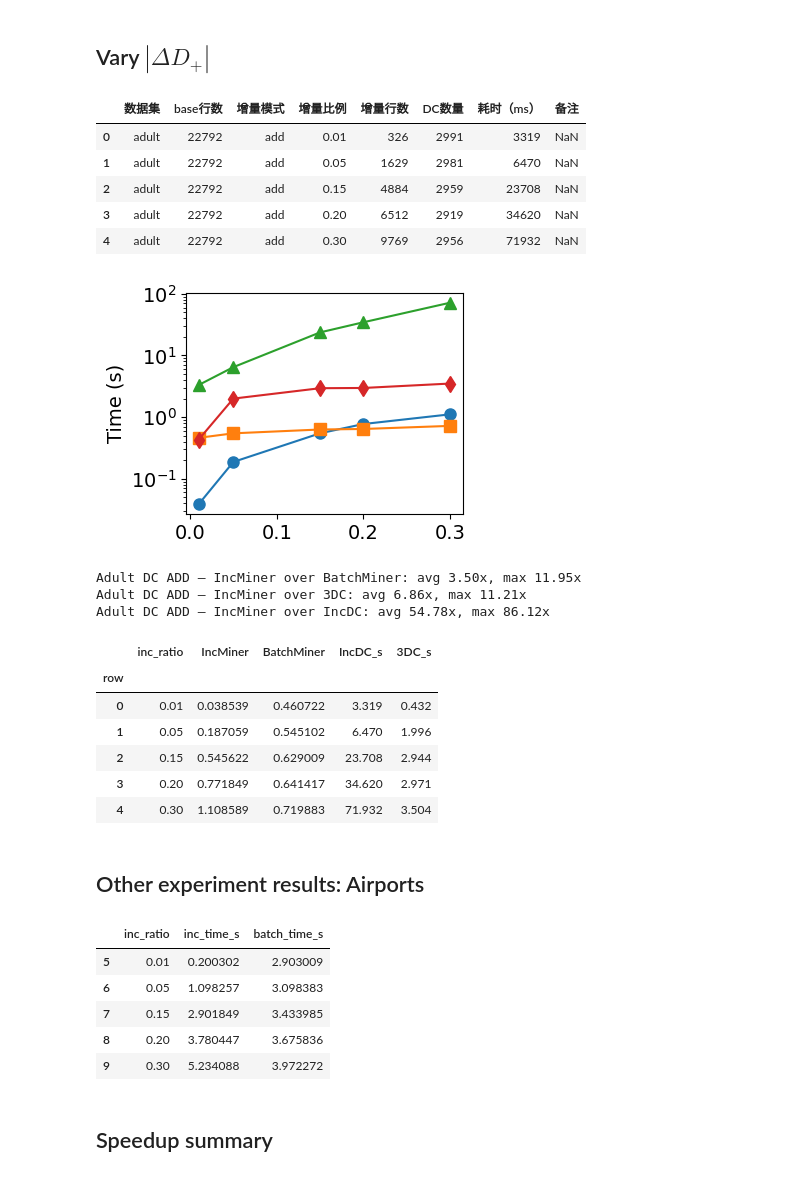
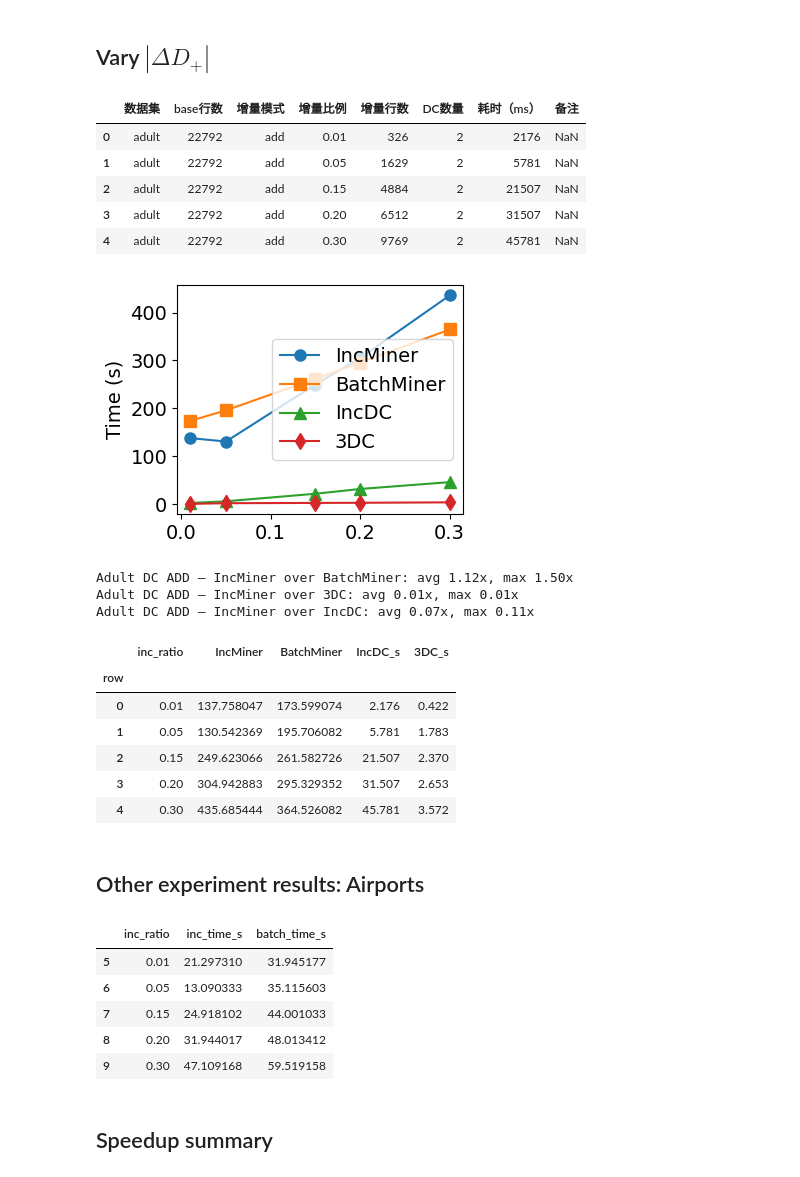
Before and after one commit to HaoxianChen/inc-miner-experiment-plots, a Jupyter notebook: inc-data/plots.ipynb, the cells around one changed output. Drawn from its saved outputs; the diff is of its cells as text; code cells hidden in the pictures.

```diff
--- a/inc-data/plots.ipynb
+++ b/inc-data/plots.ipynb
@@ -38,8 +38,8 @@ plt.show()
 [figure]
 # %%
 # Read all sheets into a dictionary of DataFrames
-inc_dc_dfs = pd.read_excel('IncDC-0310.xlsx', sheet_name=None)
-three_dc_dfs = pd.read_excel('3DC实验结果-0313.xlsx', sheet_name=None)
+inc_dc_dfs = pd.read_excel('IncDC-0324.xlsx', sheet_name=None)
+three_dc_dfs = pd.read_excel('3DC-0324.xlsx', sheet_name=None)
 
 # Print the names of the sheets
 print('IncDC:', inc_dc_dfs.keys())
@@ -50,5 +50,5 @@ IncDC: dict_keys(['adult varying |ΔD+|', 'airports varying |ΔD+|', 'adult vary
 # %%
-df_adult = pd.read_csv('vs_incdc/experiment_results_adult.csv')
+df_adult = pd.read_csv('vs_incdc_v2/experiment_results_adult.csv')
 # %%
 df_adult
 # %% [output]
@@ -95,59 +95,60 @@ inc_dc_3dc = three_dc_dfs['adult varying |ΔD+|']
 inc_dc
 # %% [output]
 |  | 数据集 | base行数 | 增量模式 | 增量比例 | 增量行数 | DC数量 | 耗时（ms） | 备注 |
-| 0 | adult | 22792 | add | 0.01 | 326 | 2991 | 3319 | NaN |
-| 1 | adult | 22792 | add | 0.05 | 1629 | 2981 | 6470 | NaN |
-| 2 | adult | 22792 | add | 0.15 | 4884 | 2959 | 23708 | NaN |
-| 3 | adult | 22792 | add | 0.20 | 6512 | 2919 | 34620 | NaN |
-| 4 | adult | 22792 | add | 0.30 | 9769 | 2956 | 71932 | NaN |
+| 0 | adult | 22792 | add | 0.01 | 326 | 2 | 2176 | NaN |
+| 1 | adult | 22792 | add | 0.05 | 1629 | 2 | 5781 | NaN |
+| 2 | adult | 22792 | add | 0.15 | 4884 | 2 | 21507 | NaN |
+| 3 | adult | 22792 | add | 0.20 | 6512 | 2 | 31507 | NaN |
+| 4 | adult | 22792 | add | 0.30 | 9769 | 2 | 45781 | NaN |
 # %%
 # Extract the three columns: inc_ratio (x), inc_time_s and batch_time_s (mining times)
 plot_df = df_adult_add[['inc_ratio', 'inc_time_s', 'batch_time_s']].sort_values('inc_ratio')
 
 fig, ax = plt.subplots(figsize=(4, 3))
 ax.plot(plot_df['inc_ratio'], plot_df['inc_time_s'], label='IncMiner', **STYLE_MAP['IncMiner'])
 ax.plot(plot_df['inc_ratio'], plot_df['batch_time_s'], label='BatchMiner', **STYLE_MAP['BatchMiner'])
 ax.plot(inc_dc['增量比例'], inc_dc['耗时（ms）'] / 1000, label='IncDC', **STYLE_MAP['IncDC'])
 ax.plot(inc_dc_3dc['增量比例'], inc_dc_3dc['耗时（ms）'] / 1000, label='3DC', **STYLE_MAP['3DC'])
 # ax.set_xlabel('Increment ratio ($|\Delta D_+| / |D|$)')
 ax.set_ylabel('Time (s)')
-ax.set_yscale('log')
+# ax.set_yscale('log')
 # ax.set_title('Adult (ADD): mining time vs increment ratio')
 fig.savefig('plots/adult_dc_add.pdf', bbox_inches='tight')
 plt.tight_layout()
+plt.legend()
 plt.show()
 
 # Table with row numbers: inc_ratio and times (s) for each method
 tbl = plot_df.rename(columns={'inc_time_s': 'IncMiner', 'batch_time_s': 'BatchMiner'}).copy()
 tbl = tbl.merge(inc_dc[['增量比例', '耗时（ms）']].rename(columns={'增量比例': 'inc_ratio', '耗时（ms）': 'IncDC_ms'}), on='inc_ratio', how='outer')
 tbl = tbl.merge(inc_dc_3dc[['增量比例', '耗时（ms）']].rename(columns={'增量比例': 'inc_ratio', '耗时（ms）': '3DC_ms'}), on='inc_ratio', how='outer')
 tbl['IncDC_s'] = tbl['IncDC_ms'] / 1000
 tbl['3DC_s'] = tbl['3DC_ms'] / 1000
 tbl = tbl.sort_values('inc_ratio').drop(columns=['IncDC_ms', '3DC_ms'])
 tbl.index.name = 'row'
 # Speedup (IncMiner over BatchMiner, 3DC, IncDC)
 inc = tbl['IncMiner']
 for name, other in [('BatchMiner', tbl['BatchMiner']), ('3DC', tbl['3DC_s']), ('IncDC', tbl['IncDC_s'])]:
     valid = (inc > 0) & (other.notna()) & (other > 0)
     if valid.any(): s = (other / inc)[valid]; print(f'Adult DC ADD — IncMiner over {name}: avg {s.mean():.2f}x, max {s.max():.2f}x')
 display(tbl)
 # %% [output]
-[figure, old version]
+[figure, new version]
-Adult DC ADD — IncMiner over BatchMiner: avg 3.50x, max 11.95x
-Adult DC ADD — IncMiner over 3DC: avg 6.86x, max 11.21x
-Adult DC ADD — IncMiner over IncDC: avg 54.78x, max 86.12x
+Adult DC ADD — IncMiner over BatchMiner: avg 1.12x, max 1.50x
+Adult DC ADD — IncMiner over 3DC: avg 0.01x, max 0.01x
+Adult DC ADD — IncMiner over IncDC: avg 0.07x, max 0.11x
 |  | inc_ratio | IncMiner | BatchMiner | IncDC_s | 3DC_s |
 | row |  |  |  |  |  |
-| 0 | 0.01 | 0.038539 | 0.460722 | 3.319 | 0.432 |
-| 1 | 0.05 | 0.187059 | 0.545102 | 6.470 | 1.996 |
-| 2 | 0.15 | 0.545622 | 0.629009 | 23.708 | 2.944 |
-| 3 | 0.20 | 0.771849 | 0.641417 | 34.620 | 2.971 |
-| 4 | 0.30 | 1.108589 | 0.719883 | 71.932 | 3.504 |
+| 0 | 0.01 | 137.758047 | 173.599074 | 2.176 | 0.422 |
+| 1 | 0.05 | 130.542369 | 195.706082 | 5.781 | 1.783 |
+| 2 | 0.15 | 249.623066 | 261.582726 | 21.507 | 2.370 |
+| 3 | 0.20 | 304.942883 | 295.329352 | 31.507 | 2.653 |
+| 4 | 0.30 | 435.685444 | 364.526082 | 45.781 | 3.572 |
 # %% [markdown]
 ## Other experiment results: Airports
 # %%
 # Read airports CSV and split by experiment_type (SCALE vs ADD); keep ADD only
-df_airports = pd.read_csv('vs_incdc/experiment_results_airports.csv')
+df_airports = pd.read_csv('vs_incdc_v2/experiment_results_airports.csv')
 df_airports_add = df_airports[df_airports['experiment_type'] == 'ADD'].copy()
 
 # Extract inc_ratio and times for IncMiner and BatchMiner (same as adult)
@@ -155,11 +156,11 @@ plot_df_airports = df_airports_add[['inc_ratio', 'inc_time_s', 'batch_time_s']].
 plot_df_airports
 # %% [output]
 |  | inc_ratio | inc_time_s | batch_time_s |
-| 5 | 0.01 | 0.200302 | 2.903009 |
-| 6 | 0.05 | 1.098257 | 3.098383 |
-| 7 | 0.15 | 2.901849 | 3.433985 |
-| 8 | 0.20 | 3.780447 | 3.675836 |
-| 9 | 0.30 | 5.234088 | 3.972272 |
+| 5 | 0.01 | 21.297310 | 31.945177 |
+| 6 | 0.05 | 13.090333 | 35.115603 |
+| 7 | 0.15 | 24.918102 | 44.001033 |
+| 8 | 0.20 | 31.944017 | 48.013412 |
+| 9 | 0.30 | 47.109168 | 59.519158 |
 # %% [markdown]
 ## Speedup summary
 # %%
```
Also changed, not shown: parts of 14 cells of this notebook, 35 other files.
